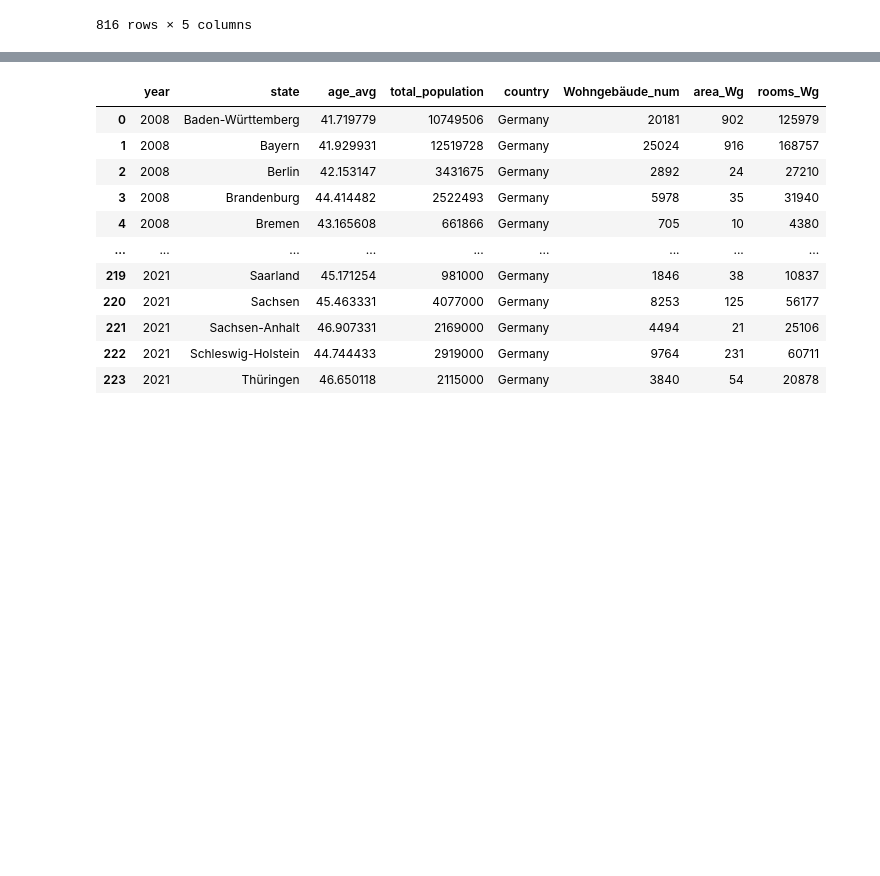
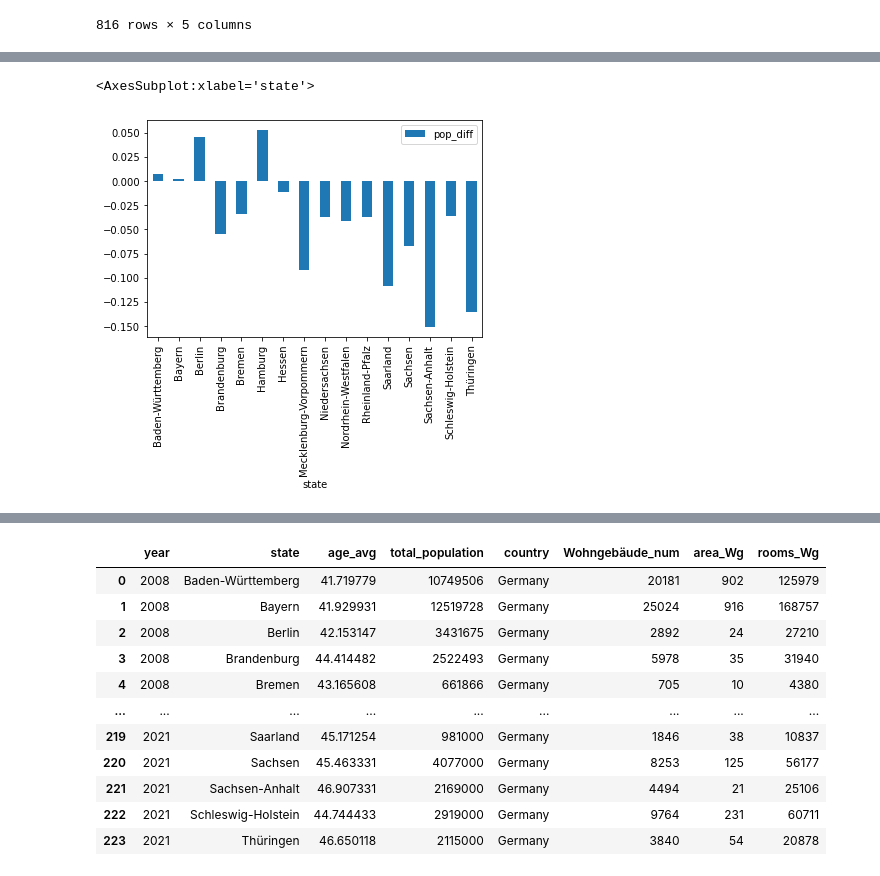
Before and after one commit to deminghh/House-Buyer-Guide, a Jupyter notebook: scoring_bundesland.ipynb, the cells around one changed output, grey strips where cells are left out. Saved outputs shown, nothing was run; the diff lists cells and outputs as text; code cells hidden in the pictures; blank space fills up the shorter version.

```diff
--- a/scoring_bundesland.ipynb
+++ b/scoring_bundesland.ipynb
@@ -149,3 +149,9 @@ population
 | 814 | 2050 | Schleswig-Holstein | 48.137918 | 2661000 | Germany |
 | 815 | 2050 | Thüringen | 48.540906 | 1699000 | Germany |
 816 rows × 5 columns
+# %%
+pop_2020 = population.query('year == 2020')
+pop_2040 = population.query('year == 2040')
+# %%
+pop = pop_2020.merge(pop_2040, on='state')
+pop
@@ -151,0 +176,3 @@ population
+# %%
+pop['pop_diff'] = (pop['total_population_y'] - pop['total_population_x']) / pop['total_population_x']
+pop
@@ -151,0 +197,5 @@ population
+# %%
+pop.plot(kind='bar', x='state', y='pop_diff')
+# %% [output]
+<AxesSubplot:xlabel='state'>
+[figure, added]
```
Also changed, not shown: parts of 32 cells of this notebook.
